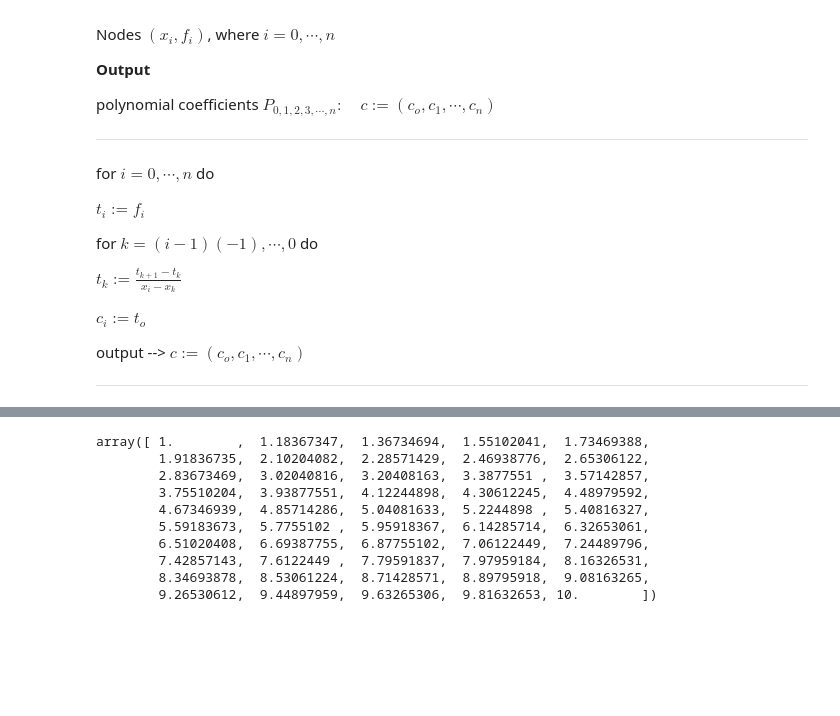
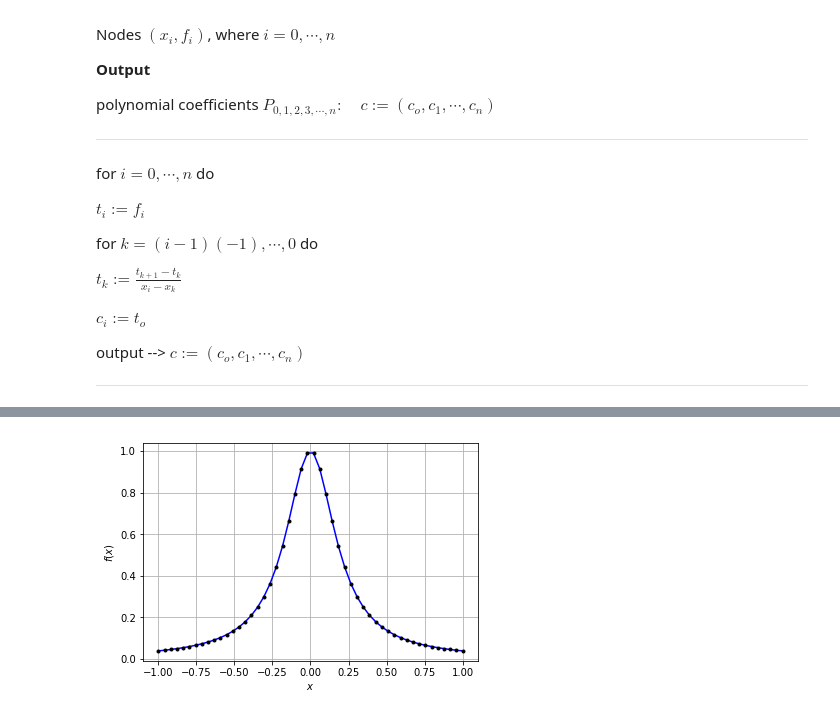
Before and after one commit to jomen93/Computational_Astrophysics, a Jupyter notebook: Exercise_2/Exercise 2.ipynb, the cells around one changed output, grey strips where cells are left out. Saved outputs shown, nothing was run; the diff lists cells and outputs as text; code cells hidden in the pictures; blank space fills up the shorter version.

```diff
--- a/Exercise_2/Exercise 2.ipynb
+++ b/Exercise_2/Exercise 2.ipynb
@@ -109,9 +98,0 @@ plt.plot(x(m2),f(x(m2)),"k.")
-# %%
-print(x(m2)[1]-x(m2)[0],(x(m2)[0]-x(m2)[-1])/len(x(m2)-1))
-
-
-def y(xp):
-    return f(x(m2)[10]) + ((f(x(m2)[11])-f(x(m2)[10]))/(x(m2)[11]-x(m2)[10]))*(xp-x(m2)[10])
-
-plt.plot(x(m2),f(x(m2)),"k.")
-plt.plot(xp,y(xp))
@@ -122,13 +99,37 @@ plt.plot(xp,y(xp))
-# %%
-np.linspace(1,10,m2)
-# %% [output]
-array([ 1.        ,  1.18367347,  1.36734694,  1.55102041,  1.73469388,
-        1.91836735,  2.10204082,  2.28571429,  2.46938776,  2.65306122,
-        2.83673469,  3.02040816,  3.20408163,  3.3877551 ,  3.57142857,
-        3.75510204,  3.93877551,  4.12244898,  4.30612245,  4.48979592,
-        4.67346939,  4.85714286,  5.04081633,  5.2244898 ,  5.40816327,
-        5.59183673,  5.7755102 ,  5.95918367,  6.14285714,  6.32653061,
-        6.51020408,  6.69387755,  6.87755102,  7.06122449,  7.24489796,
-        7.42857143,  7.6122449 ,  7.79591837,  7.97959184,  8.16326531,
-        8.34693878,  8.53061224,  8.71428571,  8.89795918,  9.08163265,
-        9.26530612,  9.44897959,  9.63265306,  9.81632653, 10.        ])
+# %%
+
+
+m2 = 50
+n=100
+x = lambda n: np.linspace(-1,1,n)
+f = lambda x: 1/(25*x**2 + 1)
+
+def inter_lin(f,x,m2):
+
+    def y(xp,i):
+        return ((x(m2)[i+1]-xp)/(x(m2)[i+1]-x(m2)[i]))*f(x(m2)[i]) + ((x(m2)[i]-xp)/(x(m2)[i]-x(m2)[i+1]))*f(x(m2)[i+1])
+
+    for i in range(len(x(m2))-1):
+        xp = np.linspace(x(m2)[i],x(m2)[i+1],100)
+        plt.plot(xp,y(xp,i),"b-")
+    plt.plot(x(m2),f(x(m2)),"k.")
+    plt.grid(True)
+    plt.xlabel("$x$")
+    plt.ylabel("$f(x)$")
+
+
+def plot(n):
+    x = lambda n: np.linspace(-1,1,n)
+    f = lambda x: 1/(25*x**2 + 1)
+
+    xi = x(n)
+    yi = f(x(n))
+
+    plt.plot(x(250),f(x(250)),"k-")
+    plt.plot(x(100),L(xi,yi,x(100)),"r--",label = "interpolacion")
+    plt.plot(xi,yi,"r.",label = "Puntos experimentales")
+    plt.grid(True)
+
+inter_lin(f,x,m2)
+# %% [output]
+[figure, added]
```
Also changed, not shown: parts of 11 cells of this notebook.
